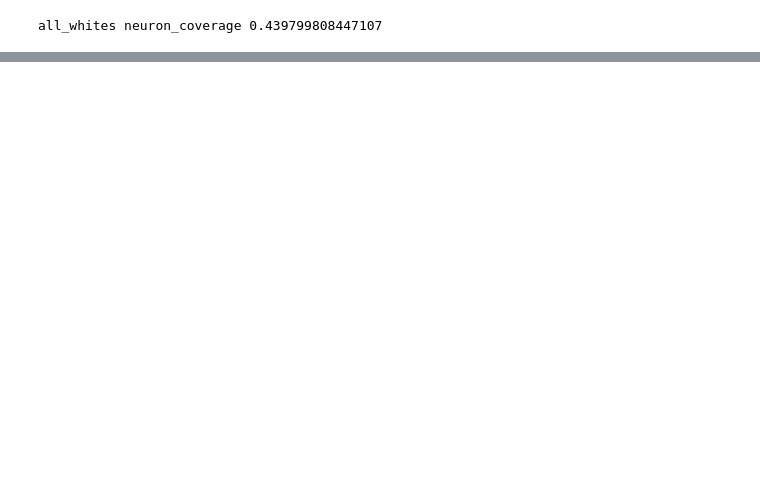
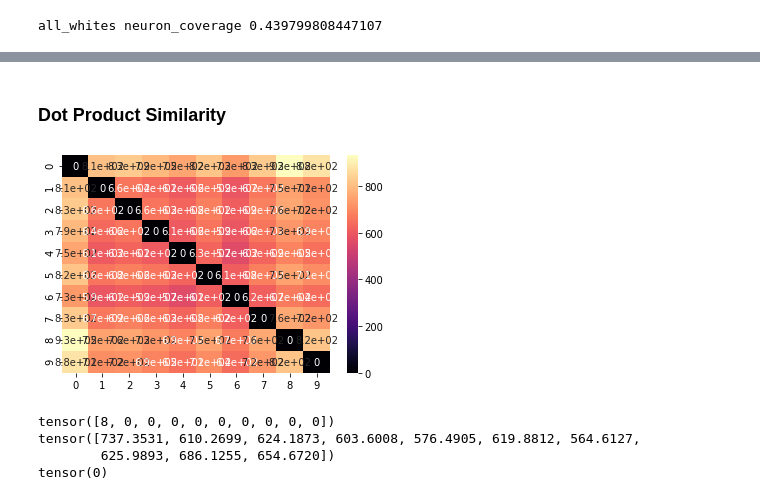
Before and after one commit to fabriceyhc/nc_diversity_attacks, a Jupyter notebook: CW - nc - cifar10.ipynb, the cells around one changed output, grey strips where cells are left out. Saved outputs shown, nothing was run; the diff lists cells and outputs as text; code cells hidden in the pictures; blank space fills up the shorter version.

```diff
--- a/CW - nc - cifar10.ipynb
+++ b/CW - nc - cifar10.ipynb
@@ -279,0 +760,8 @@ all_whites neuron_coverage 0.439799808447107
+# %%
+class_avgs = {}
+for i in classes:
+    idx = torch.where(targets == i)[0]
+    avg_class = np.squeeze(inputs[idx].mean(dim=0))
+    class_avgs[i] = avg_class
+    # plt.imshow(avg_class)
+    # plt.show()
@@ -279,0 +770,15 @@ all_whites neuron_coverage 0.439799808447107
+# %%
+scores = torch.zeros((num_classes, num_classes))
+for i in classes:
+    for j in classes:
+        if i !=j:
+            class_i = class_avgs[i].view(-1)
+            class_j = class_avgs[j].view(-1)
+            scores[i,j] = cosine_similarity(class_i, class_j, dim=0)
+
+sns.heatmap(scores, annot=True, cmap="magma")
+plt.show()
+
+print(scores.argmax(dim=0))
+print(scores.mean(dim=1))
+print(scores.mean(dim=1).argmax())
@@ -279,0 +791,23 @@ all_whites neuron_coverage 0.439799808447107
+# %% [markdown]
+### Dot Product Similarity
+# %%
+d_scores = torch.zeros((num_classes, num_classes))
+for i in classes:
+    for j in classes:
+        if i !=j:
+            class_i = class_avgs[i].view(-1).numpy()
+            class_j = class_avgs[j].view(-1).numpy()
+            d_scores[i,j] = np.dot(class_i, class_j).astype(np.float64)
+
+sns.heatmap(d_scores, annot=True, cmap="magma")
+plt.show()
+
+print(d_scores.argmax(dim=0))
+print(d_scores.mean(dim=1))
+print(d_scores.mean(dim=1).argmax())
+# %% [output]
+[figure, added]
+tensor([8, 0, 0, 0, 0, 0, 0, 0, 0, 0])
+tensor([737.3531, 610.2699, 624.1873, 603.6008, 576.4905, 619.8812, 564.6127,
+        625.9893, 686.1255, 654.6720])
+tensor(0)
```
Also changed, not shown: parts of 44 cells of this notebook, 10 other files.
